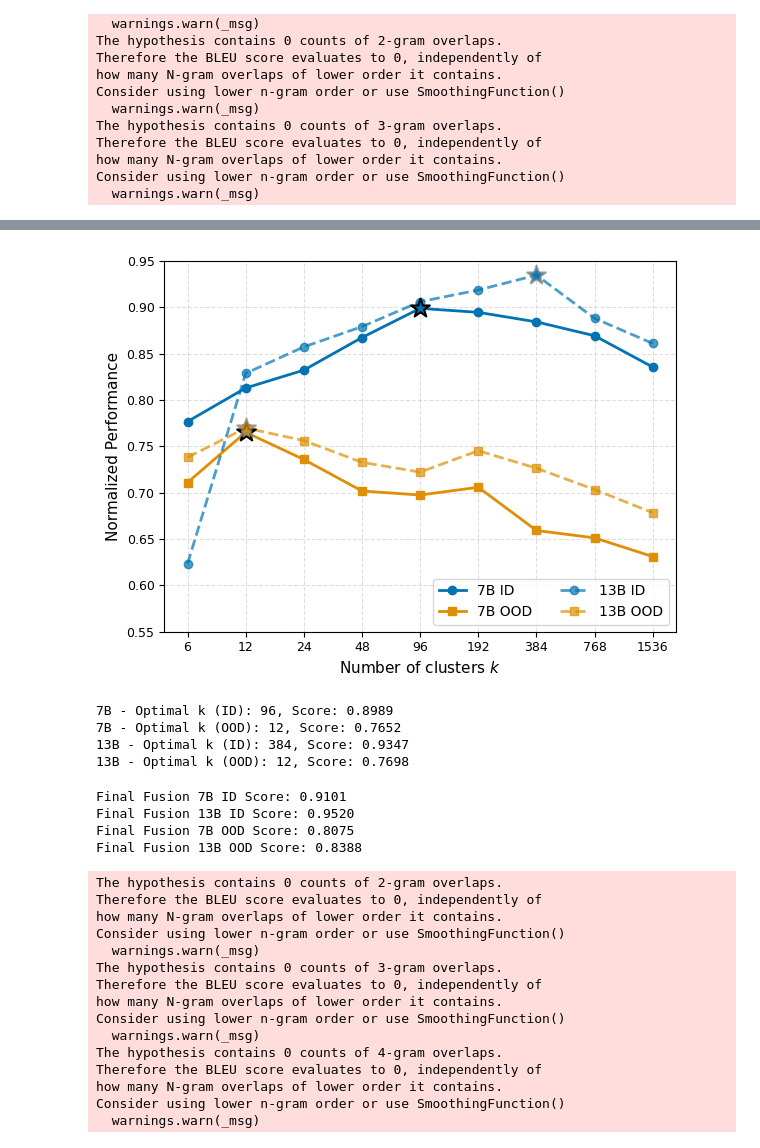
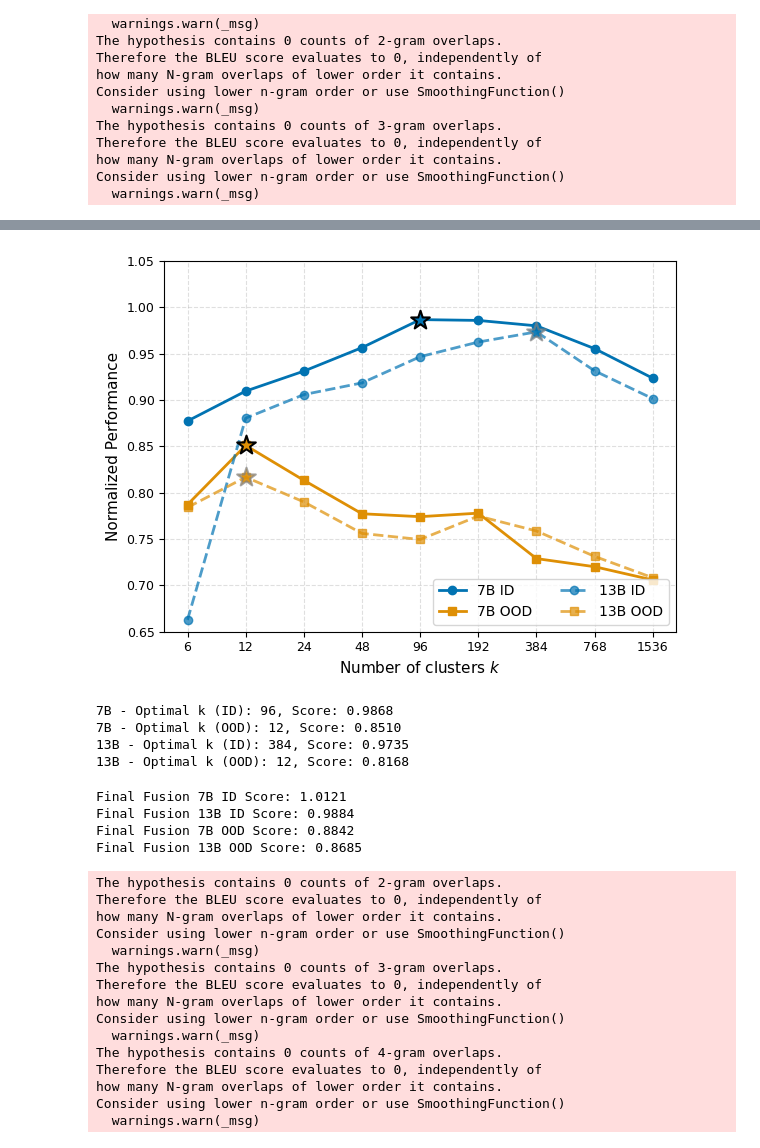
Before and after one commit to Igzi/fall-2025-semester-project, a Jupyter notebook: notebooks/test_different_cluster_size.ipynb, the cells around one changed output, grey strips where cells are left out. Drawn from its saved outputs; the diff is of its cells as text; code cells hidden in the pictures.

Commit message:
test different cluster size update

```diff
--- a/notebooks/test_different_cluster_size.ipynb
+++ b/notebooks/test_different_cluster_size.ipynb
@@ -280,6 +280,34 @@ for model_id in range(48):
             baseline_results_13b[task] = 0.0
         baseline_results_7b[task] = max(baseline_results_7b[task], np.mean(model_results_7b[task]))
         baseline_results_13b[task] = max(baseline_results_13b[task], np.mean(model_results_13b[task]))
+# %%
+norm_by_domain_7b = {
+    'struct to text': (63.5 + 39.0 + 56.6) / 3,  # Average of rouge-1, rouge-2, rouge-l
+    'commonsense': 63.0,
+    'sentiment': 90.0,
+    'reading comp': 67.7,
+    'closed_book QA': 44.0,
+    'coreference': 51.0,
+    'read.comp.w:commonsense': 70.0,
+    'paraphrase': 63.5,
+    'nli': 73.1,
+    'translation': 13.1
+}
+
+norm_by_domain_13b = {
+    'struct to text': (65.0 + 40.4 + 58.3) / 3,  # Average of rouge-1, rouge-2, rouge-l
+    'commonsense': 69.0,
+    'sentiment': 90.0,
+    'reading comp': 76.3,
+    'closed_book QA': 65.0,
+    'coreference': 75.0,
+    'read.comp.w:commonsense': 81.0,
+    'paraphrase': 76.5,
+    'nli': 82.0,
+    'translation': 12.8
+}
+
+domains = list(norm_by_domain_7b.keys())
 # %%
 from sklearn.cluster import KMeans
 from sklearn.metrics.pairwise import cosine_similarity
@@ -349,7 +377,7 @@ def cluster_embeddings_kmeans(embeddings, dataset_val, n_clusters, random_state=
             continue
         for i in range(48):
             model_index = model_names[i]
-            model_performance_7b[cluster_id][i] += model_output_dicts_val_7b[model_index][sample['inputs']]/max_score_per_sample_7b[sample['inputs']]
+            model_performance_7b[cluster_id][i] += model_output_dicts_val_7b[model_index][sample['inputs']]/norm_by_domain_7b[sample['domain']]
 
     for id, sample in enumerate(dataset_val):
         cluster_id = labels[id]
@@ -357,7 +385,7 @@ def cluster_embeddings_kmeans(embeddings, dataset_val, n_clusters, random_state=
             continue
         for i in range(48):
             model_index = model_names[i]
-            model_performance_13b[cluster_id][i] += model_output_dicts_val_13b[model_index][sample['inputs']]/max_score_per_sample_13b[sample['inputs']]
+            model_performance_13b[cluster_id][i] += model_output_dicts_val_13b[model_index][sample['inputs']]/norm_by_domain_13b[sample['domain']]
 
     # Save to cache
     cache_data = {
@@ -391,11 +419,11 @@ def evalute_clusters(k, dataset_val=dataset_val):
 
         selected_model = model_performance_7b[selected_task,:].argmax()
         model_index = model_names[selected_model]
-        results_by_domain_7b[domain].append(model_output_dicts_test_7b[model_index][sample['inputs']]/baseline_results_7b[task])
+        results_by_domain_7b[domain].append(model_output_dicts_test_7b[model_index][sample['inputs']]/norm_by_domain_7b[domain])
 
         selected_model = model_performance_13b[selected_task,:].argmax()
         model_index = model_names[selected_model]
-        results_by_domain_13b[domain].append(model_output_dicts_test_13b[model_index][sample['inputs']]/baseline_results_13b[task])
+        results_by_domain_13b[domain].append(model_output_dicts_test_13b[model_index][sample['inputs']]/norm_by_domain_13b[domain])
 
     total_score_7b = 0.0
     total_score_13b = 0.0
@@ -494,11 +519,11 @@ def evalute_clusters_ood(k=None, dataset_val=dataset_val):
 
         selected_model = model_performance_7b[selected_task,:].argmax()
         model_index = model_names[selected_model]
-        results_by_domain_7b[domain].append(model_output_dicts_test_7b[model_index][sample['inputs']]/baseline_results_7b[task])
+        results_by_domain_7b[domain].append(model_output_dicts_test_7b[model_index][sample['inputs']]/norm_by_domain_7b[domain])
 
         selected_model = model_performance_13b[selected_task,:].argmax()
         model_index = model_names[selected_model]
-        results_by_domain_13b[domain].append(model_output_dicts_test_13b[model_index][sample['inputs']]/baseline_results_13b[task])
+        results_by_domain_13b[domain].append(model_output_dicts_test_13b[model_index][sample['inputs']]/norm_by_domain_13b[domain])
     total_score_7b = 0.0
 
     for i, domain in enumerate(results_by_domain_7b.keys()):
@@ -570,39 +596,39 @@ max_idx_ood_7b = np.argmax(results_ood_7b)
 ax.scatter(x_values[max_idx_7b], results_7b[max_idx_7b],
            s=200, marker='*', color=color_id, edgecolor='black', linewidth=1.5, zorder=5)
 ax.scatter(x_values[max_idx_ood_7b], results_ood_7b[max_idx_ood_7b],
            s=200, marker='*', color=color_ood, edgecolor='black', linewidth=1.5, zorder=5)
 
 # Mark maximum points for 13B
 max_idx_13b = np.argmax(results_13b)
 max_idx_ood_13b = np.argmax(results_ood_13b)
 ax.scatter(x_values[max_idx_13b], results_13b[max_idx_13b],
            s=200, marker='*', color=color_id, edgecolor='gray', linewidth=1.5, zorder=5, alpha=0.7)
 ax.scatter(x_values[max_idx_ood_13b], results_ood_13b[max_idx_ood_13b],
            s=200, marker='*', color=color_ood, edgecolor='gray', linewidth=1.5, zorder=5, alpha=0.7)
 
 ax.set_xticks(x_values)
 ax.set_xticklabels([str(k) for k in x_values], fontsize=9)
 ax.set_xlabel("Number of clusters $k$", fontsize=11)
 ax.set_ylabel("Normalized Performance", fontsize=11)
 ax.grid(True, linestyle='--', alpha=0.4, which='both')
 ax.legend(loc='lower right', frameon=True, fontsize=10, ncol=2)
 ax.tick_params(axis='y', labelsize=9)
-ax.set_ylim(0.55,0.95)
+ax.set_ylim(0.65,1.05)
 
 plt.tight_layout()
 plt.savefig('cluster_size_comparison_combined.pdf', dpi=300, bbox_inches='tight')
 plt.show()
 
 print(f"7B - Optimal k (ID): {x_values[max_idx_7b]}, Score: {results_7b[max_idx_7b]:.4f}")
 print(f"7B - Optimal k (OOD): {x_values[max_idx_ood_7b]}, Score: {results_ood_7b[max_idx_ood_7b]:.4f}")
 print(f"13B - Optimal k (ID): {x_values[max_idx_13b]}, Score: {results_13b[max_idx_13b]:.4f}")
 print(f"13B - Optimal k (OOD): {x_values[max_idx_ood_13b]}, Score: {results_ood_13b[max_idx_ood_13b]:.4f}")
 # %% [output]
-[figure, old version]
+[figure, new version]
-7B - Optimal k (ID): 96, Score: 0.8989
-7B - Optimal k (OOD): 12, Score: 0.7652
-13B - Optimal k (ID): 384, Score: 0.9347
-13B - Optimal k (OOD): 12, Score: 0.7698
+7B - Optimal k (ID): 96, Score: 0.9868
+7B - Optimal k (OOD): 12, Score: 0.8510
+13B - Optimal k (ID): 384, Score: 0.9735
+13B - Optimal k (OOD): 12, Score: 0.8168
 # %%
 # Function to process a file
 def process_file(file_path):
@@ -649,20 +675,20 @@ def get_results(file_path):
         result += np.array(domain_specific_metrics[domain]).mean()/len(domains_data)
     return result
 # %%
-results_7b = get_results('./final_results/perf_fusion_7b.json')
-results_13b = get_results('./final_results/perf_fusion_13b.json')
-results_7b_ood = get_results('./final_results/perf_fusion_ood_7b.json')
-results_13b_ood = get_results('./final_results/perf_fusion_ood_13b.json')
+final_results_13b = get_results('./final_results/perf_fusion_13b.json')
+final_results_7b = get_results('./final_results/perf_fusion_7b.json')
+final_results_7b_ood = get_results('./final_results/perf_fusion_ood_7b.json')
+final_results_13b_ood = get_results('./final_results/perf_fusion_ood_13b.json')
 
-print(f"Final Fusion 7B ID Score: {results_7b:.4f}")
-print(f"Final Fusion 13B ID Score: {results_13b:.4f}")
-print(f"Final Fusion 7B OOD Score: {results_7b_ood:.4f}")
-print(f"Final Fusion 13B OOD Score: {results_13b_ood:.4f}")
+print(f"Final Fusion 7B ID Score: {final_results_7b:.4f}")
+print(f"Final Fusion 13B ID Score: {final_results_13b:.4f}")
+print(f"Final Fusion 7B OOD Score: {final_results_7b_ood:.4f}")
+print(f"Final Fusion 13B OOD Score: {final_results_13b_ood:.4f}")
 # %% [output]
-Final Fusion 7B ID Score: 0.9101
-Final Fusion 13B ID Score: 0.9520
-Final Fusion 7B OOD Score: 0.8075
-Final Fusion 13B OOD Score: 0.8388
+Final Fusion 7B ID Score: 1.0121
+Final Fusion 13B ID Score: 0.9884
+Final Fusion 7B OOD Score: 0.8842
+Final Fusion 13B OOD Score: 0.8685
 The hypothesis contains 0 counts of 2-gram overlaps.
 Therefore the BLEU score evaluates to 0, independently of
 how many N-gram overlaps of lower order it contains.
```
Also changed, not shown: parts of 7 cells of this notebook.
